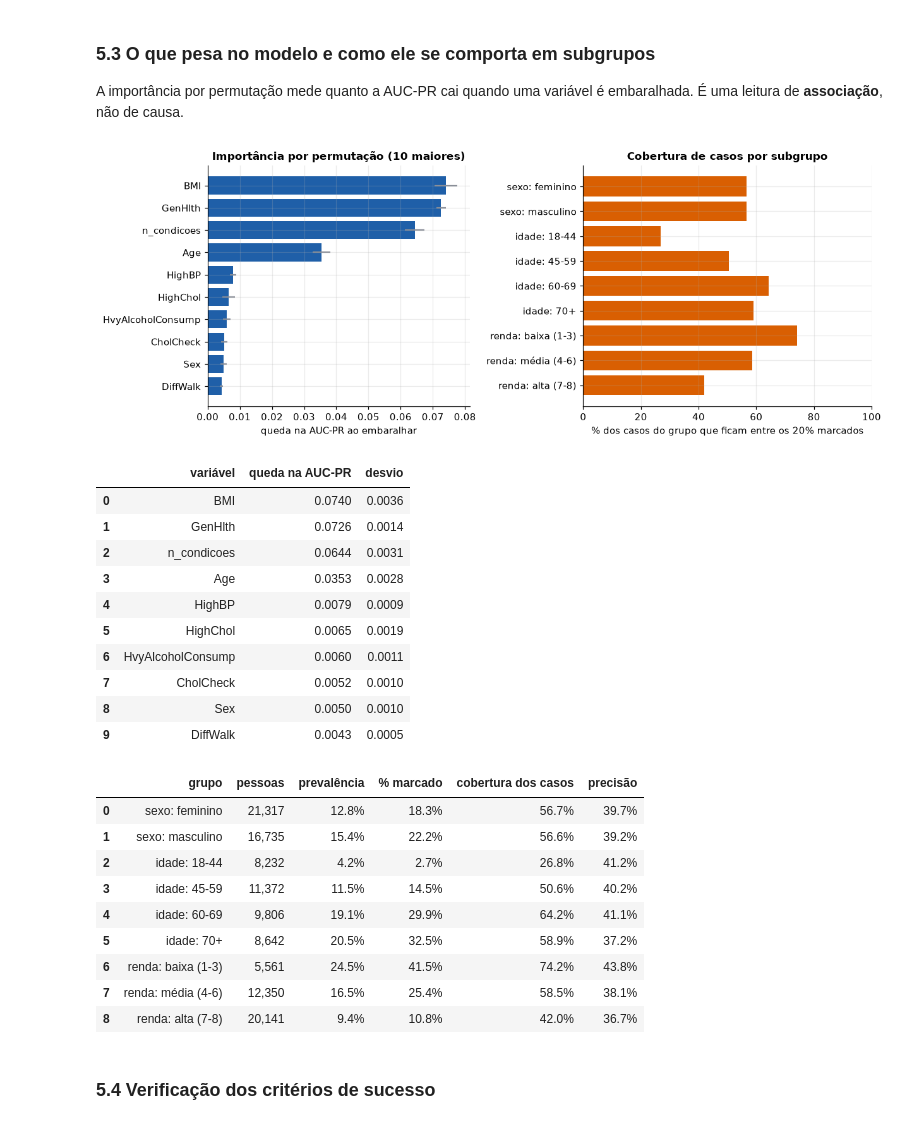
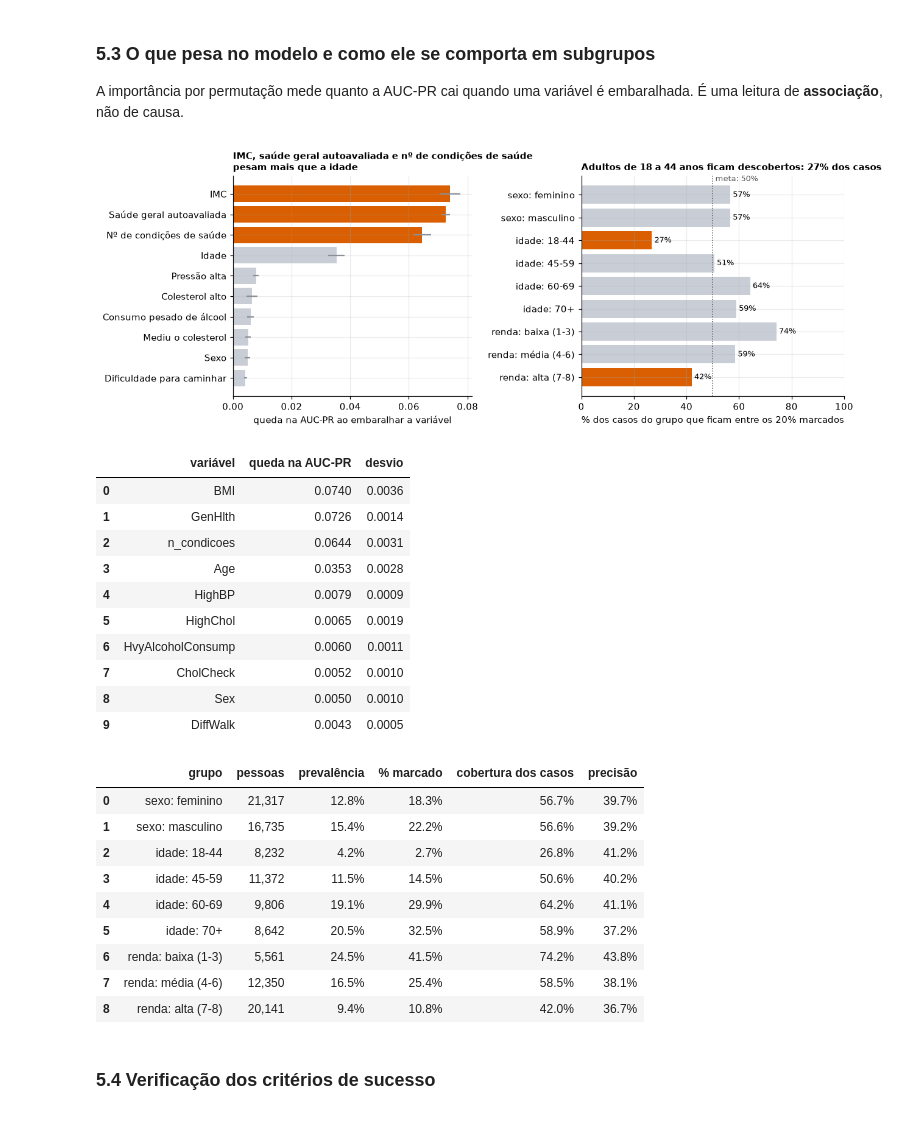
Before and after one commit to CodePenguinsCorp/diabetes-crisp-dm, a Jupyter notebook: Diabetes_CRISP-DM.ipynb, the cells around one changed output. Saved outputs shown, nothing was run; the diff lists cells and outputs as text; code cells hidden in the pictures.

Commit message:
feat: impacto e storytelling em arco de 3 atos, com cenarios, custo por caso e painel de impacto

```diff
--- a/Diabetes_CRISP-DM.ipynb
+++ b/Diabetes_CRISP-DM.ipynb
@@ -73,6 +73,12 @@ RES = Path("resultados")
 RES.mkdir(exist_ok=True)
 
 AZUL, LARANJA, CINZA, VERDE = "#1f5fa8", "#d95f02", "#8a8f98", "#2a9d8f"
+CLARO = "#c9ced6"   # contexto em cinza; a cor de destaque (laranja) fica só no que sustenta o argumento
+
+def br(v, casas=0):
+    """Formata número no padrão brasileiro (ponto nos milhares, vírgula nos decimais)."""
+    s = f"{v:,.{casas}f}"
+    return s.replace(",", "#").replace(".", ",").replace("#", ".")
 plt.rcParams.update({
     "figure.dpi": 110, "axes.spines.top": False, "axes.spines.right": False,
     "axes.titleweight": "bold", "axes.titlesize": 11, "axes.labelsize": 10,
@@ -564,6 +572,12 @@ A importância por permutação mede quanto a AUC-PR cai quando uma variável é
 amostra = RNG.choice(len(y_te), 25000, replace=False)
 perm = permutation_importance(final, X_te.iloc[amostra], y_te[amostra], scoring="average_precision",
                               n_repeats=5, random_state=SEED, n_jobs=-1)
+NOMES_PT = {"BMI": "IMC", "GenHlth": "Saúde geral autoavaliada", "n_condicoes": "Nº de condições de saúde", "Age": "Idade",
+            "HighBP": "Pressão alta", "HighChol": "Colesterol alto", "HvyAlcoholConsump": "Consumo pesado de álcool",
+            "CholCheck": "Mediu o colesterol", "Sex": "Sexo", "DiffWalk": "Dificuldade para caminhar", "Income": "Renda",
+            "Education": "Escolaridade", "PhysHlth": "Dias de saúde física ruim", "MentHlth": "Dias de saúde mental ruim",
+            "Smoker": "Fumante", "Stroke": "AVC", "HeartDiseaseorAttack": "Doença do coração", "PhysActivity": "Atividade física",
+            "Fruits": "Come frutas", "Veggies": "Come verduras", "AnyHealthcare": "Tem cobertura de saúde", "NoDocbcCost": "Evitou médico por custo"}
 imp = pd.DataFrame({"variável": FEATURES, "queda na AUC-PR": perm.importances_mean, "desvio": perm.importances_std})
 imp = imp.sort_values("queda na AUC-PR", ascending=False).reset_index(drop=True)
 imp.to_csv(RES / "importancia_variaveis.csv", index=False)
@@ -571,39 +585,45 @@ imp.to_csv(RES / "importancia_variaveis.csv", index=False)
 # Subgrupos: mesma nota de corte global (20% de maior nota no teste)
 corte = np.sort(nota_te)[::-1][int(np.ceil(len(y_te) * CAPACIDADE)) - 1]
 sub = X_te.copy()
 sub["y"], sub["marcado"] = y_te, nota_te >= corte
 sub["idade"] = pd.cut(sub["Age"], [0, 5, 8, 10, 13], labels=["18-44", "45-59", "60-69", "70+"])
 sub["renda"] = pd.cut(sub["Income"], [0, 3, 6, 8], labels=["baixa (1-3)", "média (4-6)", "alta (7-8)"])
 sub["sexo"] = sub["Sex"].map({0.0: "feminino", 1.0: "masculino"})
 linhas = []
 for col in ["sexo", "idade", "renda"]:
     for nome, g in sub.groupby(col, observed=True):
         casos = g["y"].sum()
         linhas.append({"grupo": f"{col}: {nome}", "pessoas": len(g), "prevalência": g["y"].mean(),
                        "% marcado": g["marcado"].mean(), "cobertura dos casos": g.loc[g["y"] == 1, "marcado"].mean(),
                        "precisão": g.loc[g["marcado"], "y"].mean() if g["marcado"].any() else np.nan})
 tab_sub = pd.DataFrame(linhas)
 tab_sub.to_csv(RES / "subgrupos.csv", index=False)
 
 fig, ax = plt.subplots(1, 2, figsize=(11.5, 4.4), gridspec_kw={"width_ratios": [1, 1.1]})
 top = imp.head(10).iloc[::-1]
-ax[0].barh(top["variável"], top["queda na AUC-PR"], xerr=top["desvio"], color=AZUL, ecolor=CINZA)
-ax[0].set_title("Importância por permutação (10 maiores)")
-ax[0].set_xlabel("queda na AUC-PR ao embaralhar")
+ax[0].barh(top["variável"].map(NOMES_PT), top["queda na AUC-PR"], xerr=top["desvio"],
+           color=[CLARO] * 7 + [LARANJA] * 3, ecolor=CINZA)
+n1, n2, n3 = (NOMES_PT[v] for v in imp["variável"].head(3))
+ax[0].set_title(f"{n1}, {n2.lower()} e {n3.lower()}\npesam mais que a idade", loc="left", fontsize=10)
+ax[0].set_xlabel("queda na AUC-PR ao embaralhar a variável")
 yy = np.arange(len(tab_sub))[::-1]
-ax[1].barh(yy, tab_sub["cobertura dos casos"] * 100, color=LARANJA)
+ax[1].barh(yy, tab_sub["cobertura dos casos"] * 100, color=[LARANJA if v < 0.5 else CLARO for v in tab_sub["cobertura dos casos"]])
+ax[1].axvline(50, color="#555", ls=":", lw=1)
+ax[1].text(51, len(tab_sub) - 0.4, "meta: 50%", color="#555", fontsize=8.5)
+for yv, v in zip(yy, tab_sub["cobertura dos casos"]):
+    ax[1].text(v * 100 + 1, yv, f"{v:.0%}", va="center", fontsize=8.5)
 ax[1].set_yticks(yy)
 ax[1].set_yticklabels(tab_sub["grupo"])
 ax[1].set_xlim(0, 100)
 ax[1].set_xlabel("% dos casos do grupo que ficam entre os 20% marcados")
-ax[1].set_title("Cobertura de casos por subgrupo")
+ax[1].set_title(f"Adultos de 18 a 44 anos ficam descobertos: {tab_sub.set_index('grupo').loc['idade: 18-44', 'cobertura dos casos']:.0%} dos casos", loc="left", fontsize=10)
 plt.tight_layout()
 plt.savefig(RES / "05_importancia_subgrupos.png", bbox_inches="tight")
 plt.show()
 display(imp.head(10).style.format({"queda na AUC-PR": "{:.4f}", "desvio": "{:.4f}"}))
 display(tab_sub.style.format({"pessoas": "{:,.0f}", "prevalência": "{:.1%}", "% marcado": "{:.1%}", "cobertura dos casos": "{:.1%}", "precisão": "{:.1%}"}))
 # %% [output]
-[figure, old version]
+[figure, new version]
 |  | variável | queda na AUC-PR | desvio |
 | 0 | BMI | 0.0740 | 0.0036 |
 | 1 | GenHlth | 0.0726 | 0.0014 |
```
Also changed, not shown: parts of 16 cells of this notebook, 12 other files.
